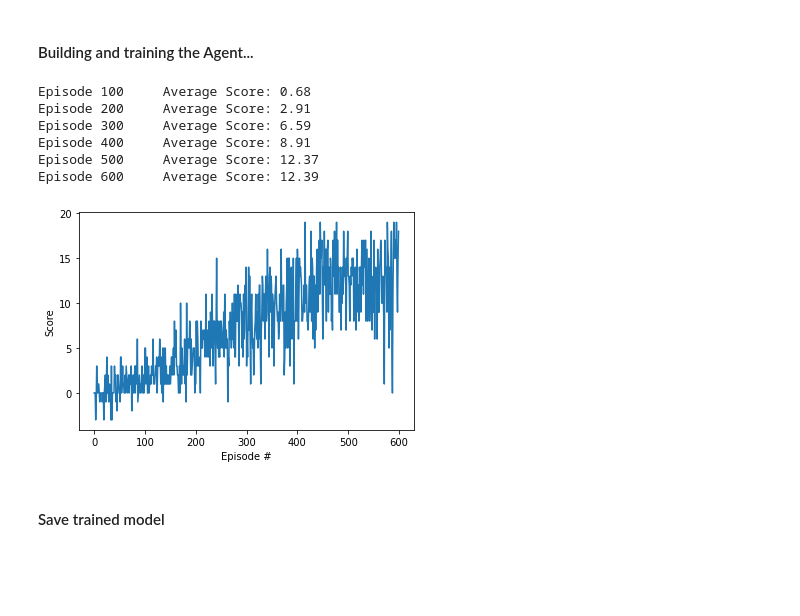
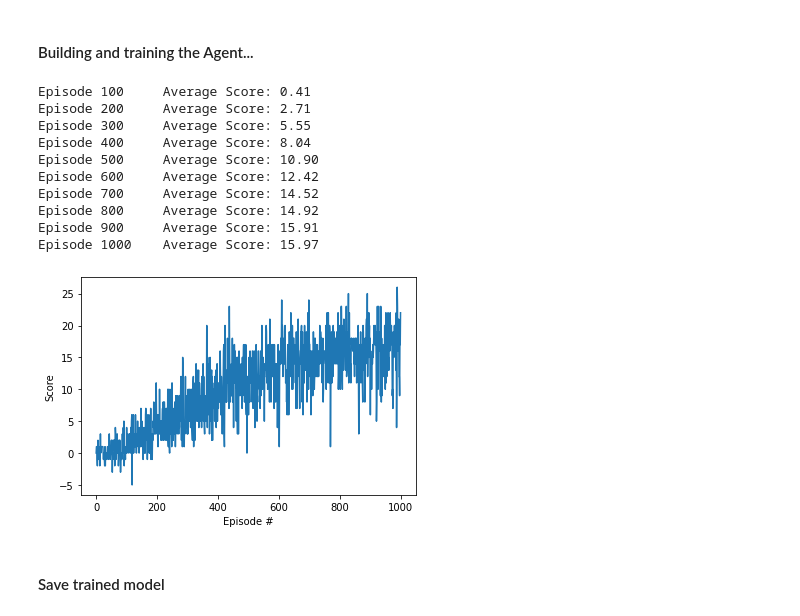
Before and after one commit to udacityproject/p1_navigation, a Jupyter notebook: Navigation.ipynb, the cells around one changed output. Cells and saved outputs as stored; diff of their text form; code cells hidden in the pictures; blank space fills up the shorter version.

```diff
--- a/Navigation.ipynb
+++ b/Navigation.ipynb
@@ -185,23 +185,27 @@ def train_dqn(env, agent, n_episodes=2000, max_t=1000, eps_start=1.0, eps_end=0.
 # %%
 agent = Agent(state_size=state_size, action_size=action_size, seed=0)
 
-scores = train_dqn(env, agent, n_episodes=600)
+scores = train_dqn(env, agent, n_episodes=1000)
 
 # plot the scores
 fig = plt.figure()
 ax = fig.add_subplot(111)
 plt.plot(np.arange(len(scores)), scores)
 plt.ylabel('Score')
 plt.xlabel('Episode #')
 plt.show()
 # %% [output]
-Episode 100     Average Score: 0.68
-Episode 200     Average Score: 2.91
-Episode 300     Average Score: 6.59
-Episode 400     Average Score: 8.91
-Episode 500     Average Score: 12.37
-Episode 600     Average Score: 12.39
+Episode 100     Average Score: 0.41
+Episode 200     Average Score: 2.71
+Episode 300     Average Score: 5.55
+Episode 400     Average Score: 8.04
+Episode 500     Average Score: 10.90
+Episode 600     Average Score: 12.42
+Episode 700     Average Score: 14.52
+Episode 800     Average Score: 14.92
+Episode 900     Average Score: 15.91
+Episode 1000    Average Score: 15.97
-[figure, old version]
+[figure, new version]
 # %% [markdown]
 #### Save trained model
 # %%
```
Also changed, not shown: parts of 2 cells of this notebook.
